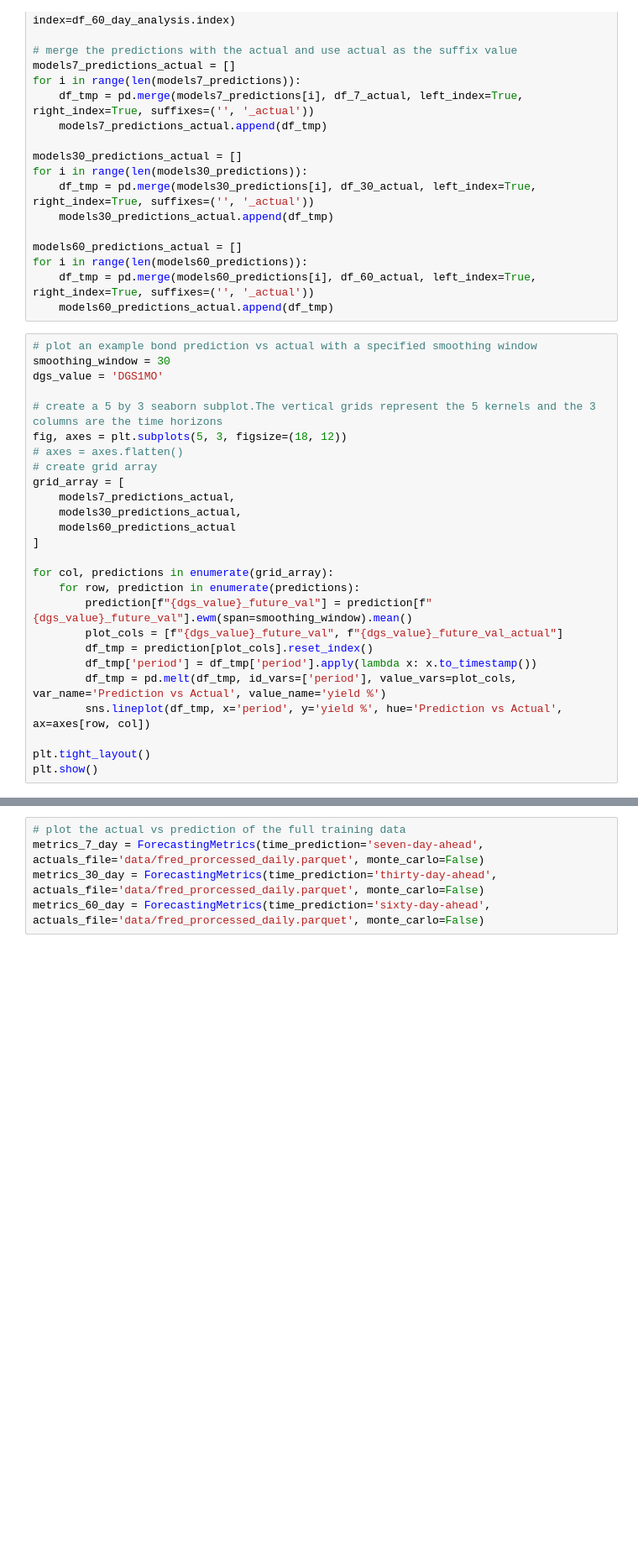
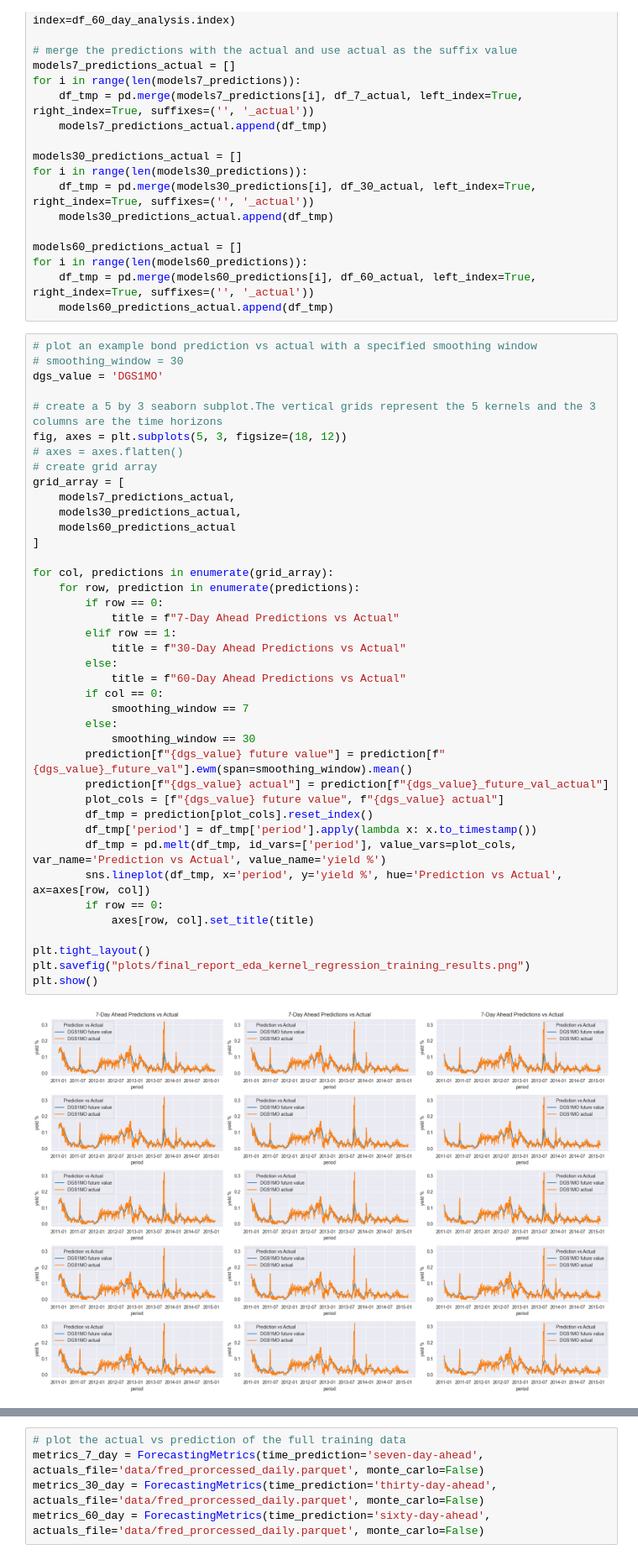
Before and after one commit to ttoe05/bond-yields-gp-model, a Jupyter notebook: src/Final_report.ipynb, the cells around one changed output, grey strips where cells are left out. Shown at 84% size. Saved outputs shown, nothing was run; the diff lists cells and outputs as text; blank space fills up the shorter version.

```diff
--- a/src/Final_report.ipynb
+++ b/src/Final_report.ipynb
@@ -420,30 +476,46 @@ for i in range(len(models60_predictions)):
     models60_predictions_actual.append(df_tmp)
 # %%
 # plot an example bond prediction vs actual with a specified smoothing window
-smoothing_window = 30
+# smoothing_window = 30
 dgs_value = 'DGS1MO'
 
 # create a 5 by 3 seaborn subplot.The vertical grids represent the 5 kernels and the 3 columns are the time horizons
 fig, axes = plt.subplots(5, 3, figsize=(18, 12))
 # axes = axes.flatten()
 # create grid array
 grid_array = [
     models7_predictions_actual,
     models30_predictions_actual,
     models60_predictions_actual
 ]
 
 for col, predictions in enumerate(grid_array):
     for row, prediction in enumerate(predictions):
-        prediction[f"{dgs_value}_future_val"] = prediction[f"{dgs_value}_future_val"].ewm(span=smoothing_window).mean()
-        plot_cols = [f"{dgs_value}_future_val", f"{dgs_value}_future_val_actual"]
+        if row == 0:
+            title = f"7-Day Ahead Predictions vs Actual"
+        elif row == 1:
+            title = f"30-Day Ahead Predictions vs Actual"
+        else:
+            title = f"60-Day Ahead Predictions vs Actual"
+        if col == 0:
+            smoothing_window == 7
+        else:
+            smoothing_window == 30
+        prediction[f"{dgs_value} future value"] = prediction[f"{dgs_value}_future_val"].ewm(span=smoothing_window).mean()
+        prediction[f"{dgs_value} actual"] = prediction[f"{dgs_value}_future_val_actual"]
+        plot_cols = [f"{dgs_value} future value", f"{dgs_value} actual"]
         df_tmp = prediction[plot_cols].reset_index()
         df_tmp['period'] = df_tmp['period'].apply(lambda x: x.to_timestamp())
         df_tmp = pd.melt(df_tmp, id_vars=['period'], value_vars=plot_cols, var_name='Prediction vs Actual', value_name='yield %')
         sns.lineplot(df_tmp, x='period', y='yield %', hue='Prediction vs Actual', ax=axes[row, col])
+        if row == 0:
+            axes[row, col].set_title(title)
 
 plt.tight_layout()
+plt.savefig("plots/final_report_eda_kernel_regression_training_results.png")
 plt.show()
+# %% [output]
+[figure, added]
 # %%
 # Calculate the residuals of the results from above, plot a kde distribution of the residuals and calculate the mean squared error.
 # create a 5 by 3 seaborn subplot.The vertical grids represent the 5 kernels and the 3 columns are the time horizons
```
Also changed, not shown: parts of 2 cells of this notebook, 29 other files.
